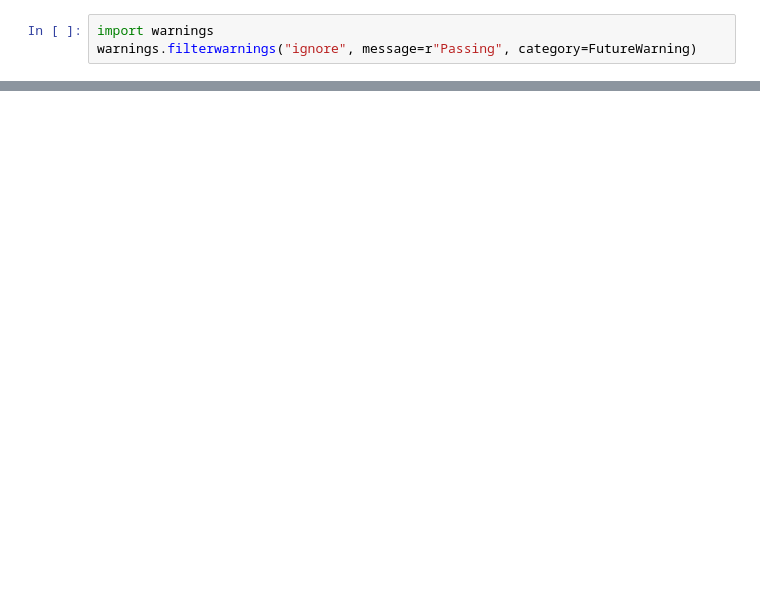
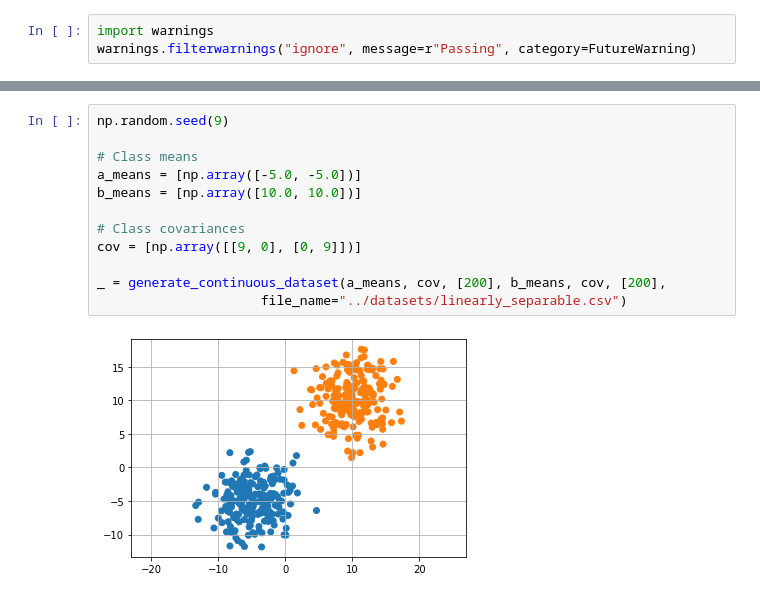
Before and after one commit to abuszydlik/model-shifts-with-dice, a Jupyter notebook: notebooks/synthetic_datasets.ipynb, the cells around one changed output, grey strips where cells are left out. Cells and saved outputs as stored; diff of their text form; blank space fills up the shorter version.

```diff
--- a/notebooks/synthetic_datasets.ipynb
+++ b/notebooks/synthetic_datasets.ipynb
@@ -14,0 +10,14 @@ Using TensorFlow backend.
+# %%
+np.random.seed(9)
+
+# Class means
+a_means = [np.array([-5.0, -5.0])]
+b_means = [np.array([10.0, 10.0])]
+
+# Class covariances
+cov = [np.array([[9, 0], [0, 9]])]
+
+_ = generate_continuous_dataset(a_means, cov, [200], b_means, cov, [200],
+                     file_name="../datasets/linearly_separable.csv")
+# %% [output]
+[figure, added]
```
Also changed, not shown: parts of 9 cells of this notebook, 5 other files.
